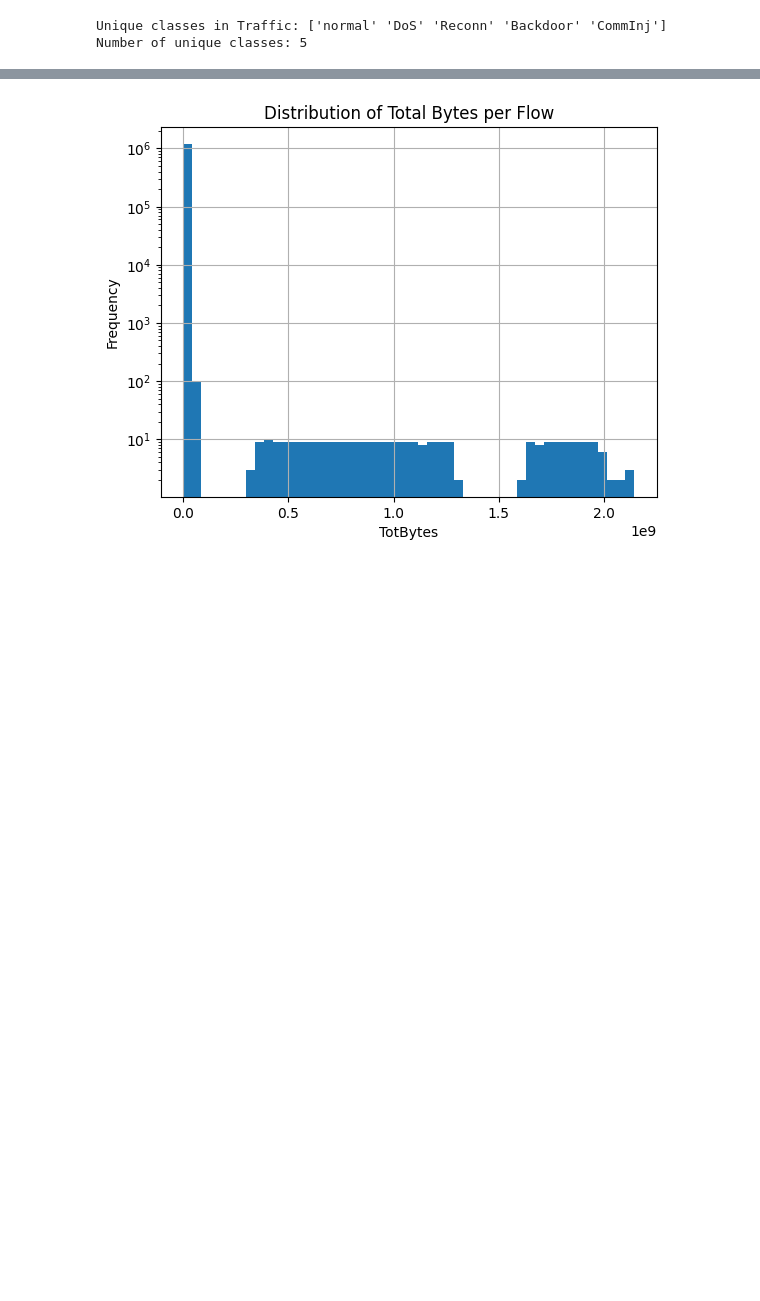
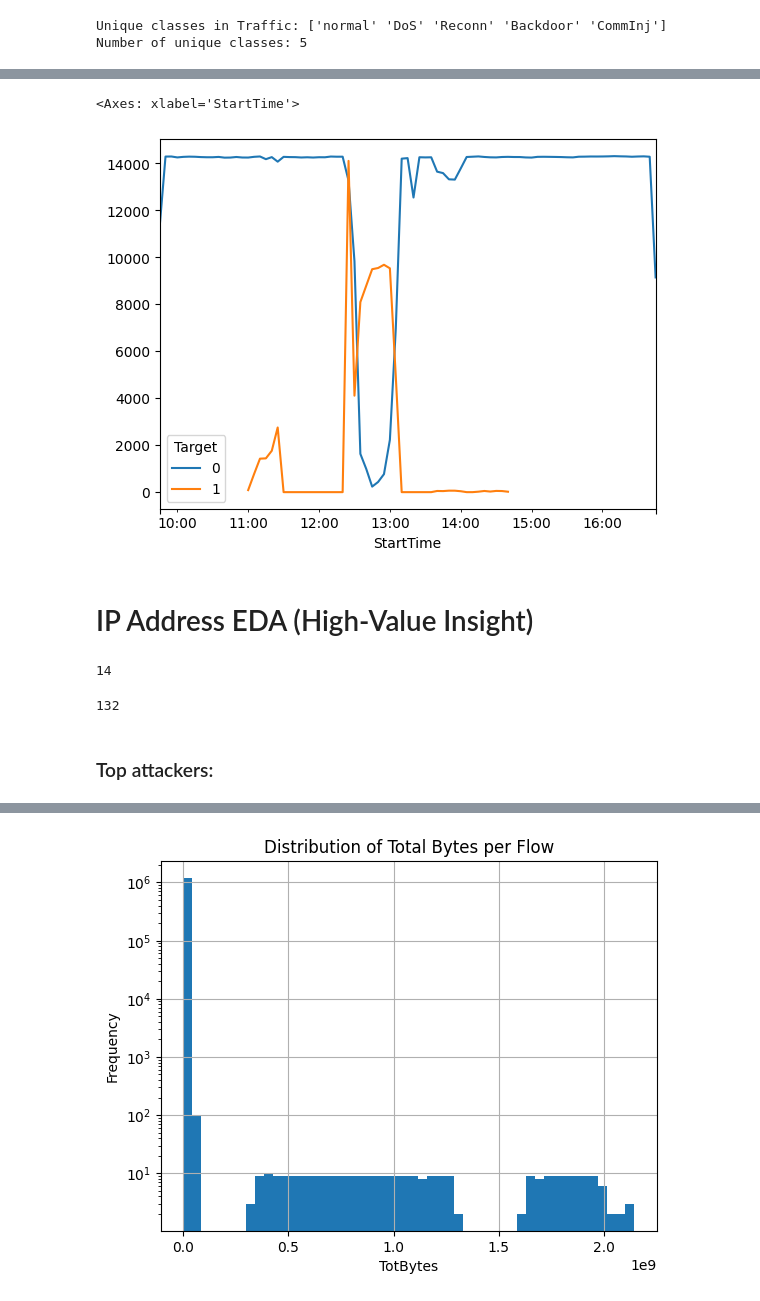
Before and after one commit to ShabbirMinhas/Tools_and_Techniques_Course_Project_Anomaly_Detection, a Jupyter notebook: tools-and-techniques-term-project (1).ipynb, the cells around one changed output, grey strips where cells are left out. Cells and saved outputs as stored; diff of their text form; code cells hidden in the pictures; blank space fills up the shorter version.

```diff
--- a/tools-and-techniques-term-project (1).ipynb
+++ b/tools-and-techniques-term-project (1).ipynb
@@ -214,0 +233,17 @@ dtype: int64
+# %%
+full_data.set_index('StartTime').groupby('Target').resample('5Min').size().unstack(0).plot()
+# %% [output]
+<Axes: xlabel='StartTime'>
+[figure, added]
+# %% [markdown]
+# IP Address EDA (High-Value Insight)
+# %%
+full_data['SrcAddr'].nunique()
+# %% [output]
+14
+# %%
+full_data['DstAddr'].nunique()
+# %% [output]
+132
+# %% [markdown]
+### Top attackers:
```
Also changed, not shown: parts of 103 cells of this notebook, 1 other file.
